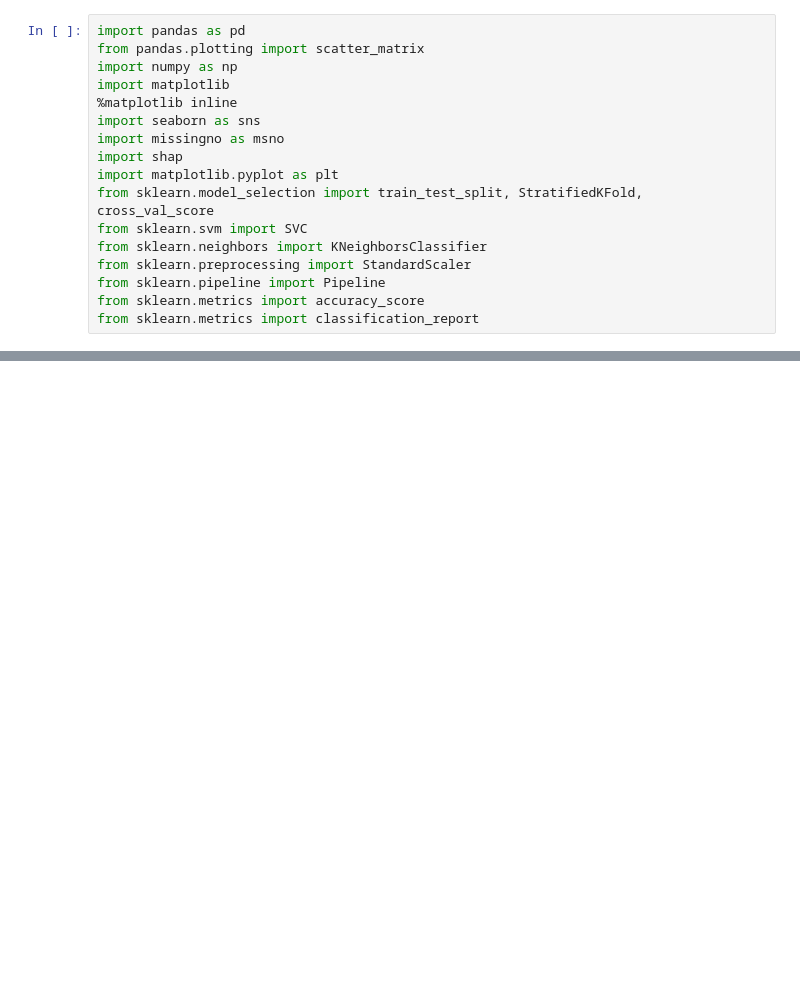
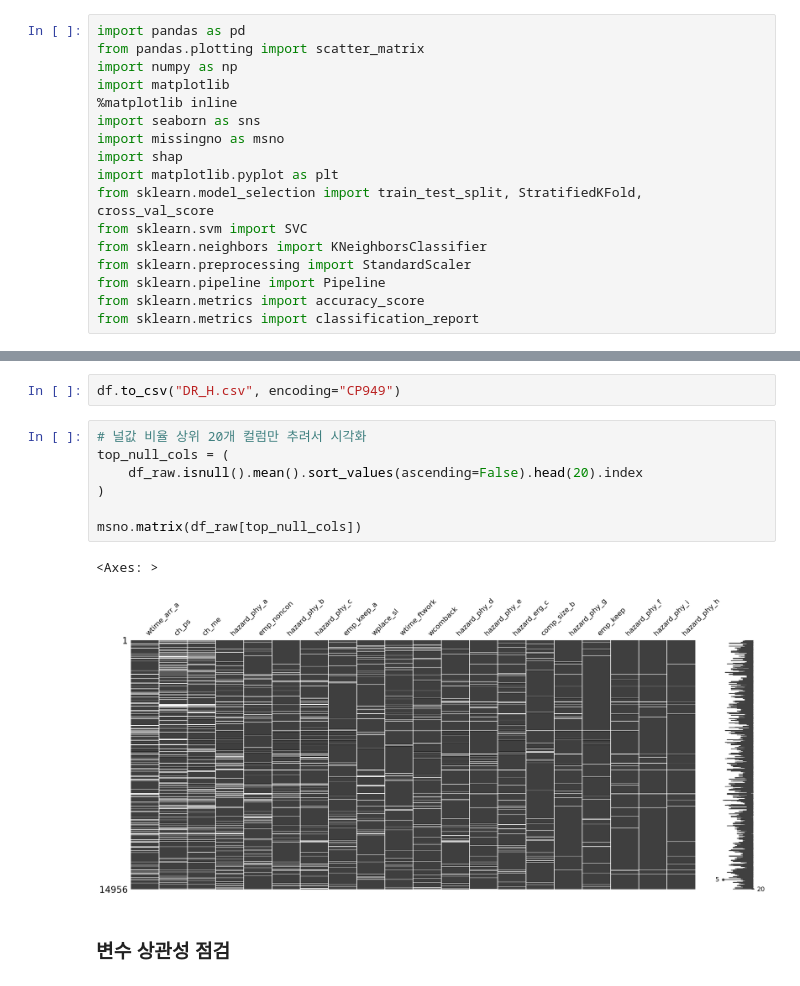
Before and after one commit to momoT2/2-project, a Jupyter notebook: test.ipynb, the cells around one changed output, grey strips where cells are left out. Drawn from its saved outputs; the diff is of its cells as text; blank space fills up the shorter version.

```diff
--- a/test.ipynb
+++ b/test.ipynb
@@ -52,0 +171,14 @@ msno.bar(df_raw)
+# %%
+df.to_csv("DR_H.csv", encoding="CP949")
+# %%
+# 널값 비율 상위 20개 컬럼만 추려서 시각화
+top_null_cols = (
+    df_raw.isnull().mean().sort_values(ascending=False).head(20).index
+)
+
+msno.matrix(df_raw[top_null_cols])
+# %% [output]
+<Axes: >
+[figure, added]
+# %% [markdown]
+### 변수 상관성 점검
```
Also changed, not shown: parts of 29 cells of this notebook, 3 other files.
